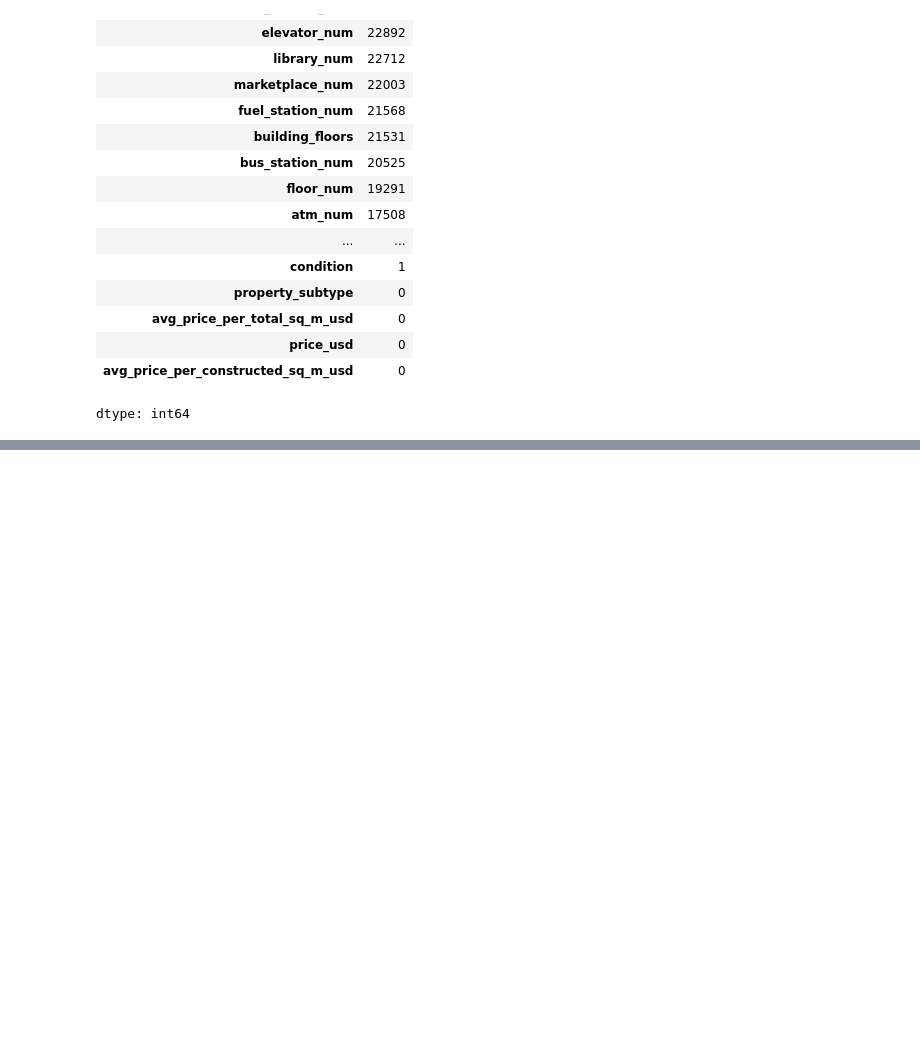
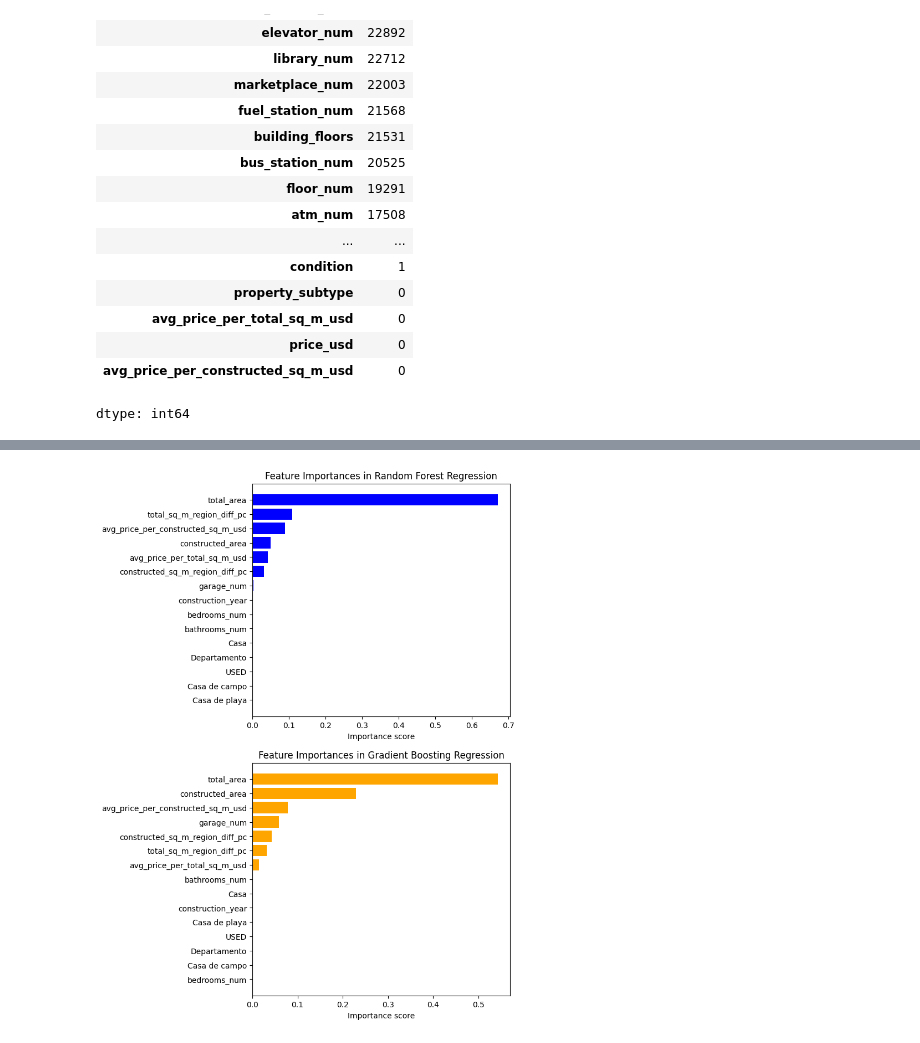
Before and after one commit to FernandoIGD12/UTEC_programming101, a Jupyter notebook: Intro_AI/proyecto_final_v2.0.ipynb, the cells around one changed output, grey strips where cells are left out. Drawn from its saved outputs; the diff is of its cells as text; code cells hidden in the pictures; blank space fills up the shorter version.

```diff
--- a/Intro_AI/proyecto_final_v2.0.ipynb
+++ b/Intro_AI/proyecto_final_v2.0.ipynb
@@ -264,0 +230,78 @@ sns.heatmap(df_final.corr(), annot = True, cmap = 'coolwarm')
+# %%
+# Experiment 1 and 2
+X = df_clean.drop('price_usd', axis=1)
+y = df_clean['price_usd']
+
+
+
+X_train, X_test, y_train, y_test = train_test_split(X, y, test_size=0.2, random_state=42)
+
+############### -------------- Random-Forest --------------- ##############
+# Pipeline and parameter definition
+Input_rf = [('Scaler', StandardScaler()), ('model',RandomForestRegressor(random_state=42))]
+pipe_rf = Pipeline(Input_rf)
+param_grid = {'model__n_estimators': [80, 100, 150]}
+cv = KFold(n_splits=5, shuffle=True, random_state=42)
+# Model creation and fitting
+grid_rf = GridSearchCV(estimator = pipe_rf, param_grid = param_grid, cv = cv, scoring = 'r2', n_jobs = -1)
+start_time_rf = time.time()
+grid_rf.fit(X_train, y_train)
+end_time_rf = time.time()
+rf_train_time = end_time_rf - start_time_rf
+y_hat_rf = grid_rf.predict(X_test)
+# Model evaluation
+print(f'Random Forest training time: {rf_train_time}')
+print(f'The best number of estimators found in RF is: {grid_rf.best_params_}')
+print(f'Random Forest mean-squared error: {mean_squared_error(y_test, y_hat_rf)}')
+print(f'Random Forest R2 score for training set: {grid_rf.score(X_train, y_train)}')
+print(f'Random Forest R2 score for testing set for: {r2_score(y_test, y_hat_rf)}')
+print('\n')
+
+############### -------------- Gradient-Boosting --------------- ##############
+# Pipeline and parameter definition
+Input_gb = [('Scaler', StandardScaler()), ('model', GradientBoostingRegressor(random_state=42))]
+pipe_gb = Pipeline(Input_gb)
+param_grid = {'model__n_estimators': [80, 100, 150],
+              'model__learning_rate': [0.01, 0.005],
+              'model__subsample': [0.8, 0.9, 1.0]
+              }
+# Model creation and fitting
+grid_gb = GridSearchCV(estimator = pipe_gb, param_grid = param_grid, cv = cv, scoring = 'r2', n_jobs = -1)
+start_time_gb = time.time()
+grid_gb.fit(X_train, y_train)
+end_time_gb = time.time()
+gb_train_time = end_time_gb - start_time_gb
+y_hat_gb = grid_gb.predict(X_test)
+# Model evaluation
+print(f'Gradient Boosting training time: {gb_train_time}')
+print(f'The best number of estimators found in GB is {grid_gb.best_params_}')
+print(f'Gradient Boosting mean-squared error: {mean_squared_error(y_test, y_hat_gb)}')
+print(f'Gradient Boosting R2 score for training set: {grid_gb.score(X_train, y_train)}')
+print(f'Gradient Boosting R2 score for testing set: {r2_score(y_test, y_hat_gb)}')
+print('\n')
+
+############### -------------- Feature importance analysis --------------- ##############
+# RF importances definition
+importances_rf = grid_rf.best_estimator_.named_steps['model'].feature_importances_
+indices_rf = np.argsort(importances_rf)[::-1] # Sort in ascending order
+features = X.columns
+figure = plt.figure(figsize=(6, 12))
+plt.subplot(2, 1, 1)
+plt.barh(range(X.shape[1]), importances_rf[indices_rf],  align="center", color = 'blue')
+plt.yticks(range(X.shape[1]), [features[i] for i in indices_rf])
+plt.xlabel("Importance score")
+plt.gca().invert_yaxis()
+plt.title("Feature Importances in Random Forest Regression")
+
+# GB importances definition
+importances_gb = grid_gb.best_estimator_.named_steps['model'].feature_importances_
+indices_gb = np.argsort(importances_gb)[::-1] # Sort in ascending order
+plt.subplot(2, 1, 2)
+plt.barh(range(X.shape[1]), importances_gb[indices_gb],  align="center", color = 'orange')
+plt.yticks(range(X.shape[1]), [features[i] for i in indices_gb])
+plt.xlabel("Importance score")
+plt.title("Feature Importances in Gradient Boosting Regression")
+plt.savefig('rf_gb_feature_importances.png')
+plt.gca().invert_yaxis()
+plt.show()
+# %% [output]
@@ -264,0 +320 @@ sns.heatmap(df_final.corr(), annot = True, cmap = 'coolwarm')
+[figure, added]
```
Also changed, not shown: parts of 20 cells of this notebook.
